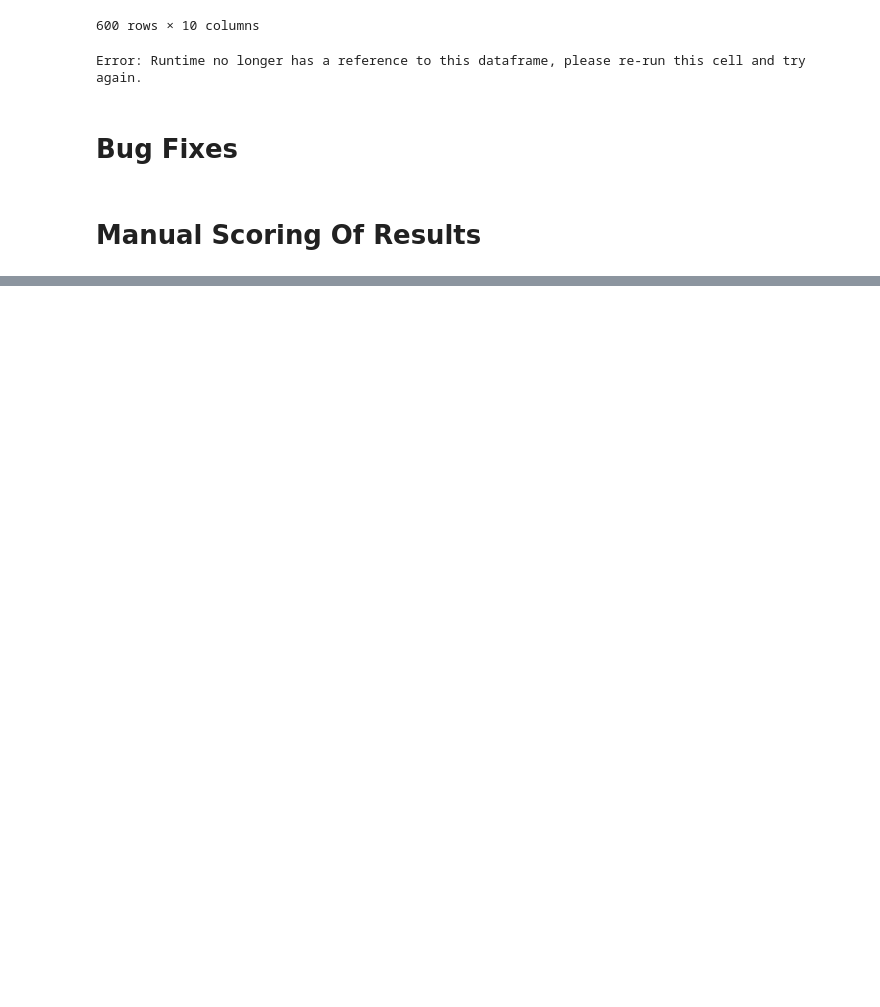
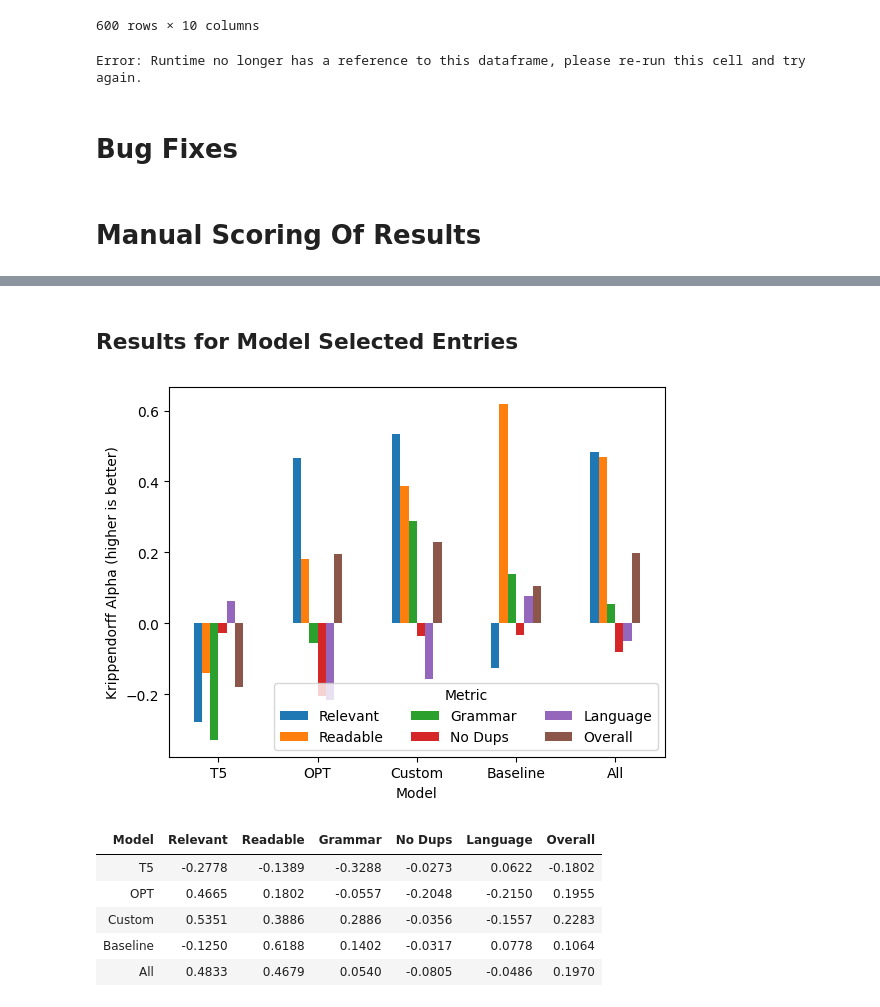
Before and after one commit to ram-senth/datasci-w266-2023-spring-team-story-bot, a Jupyter notebook: annotation.ipynb, the cells around one changed output, grey strips where cells are left out. Saved outputs shown, nothing was run; the diff lists cells and outputs as text; code cells hidden in the pictures; blank space fills up the shorter version.

```diff
--- a/annotation.ipynb
+++ b/annotation.ipynb
@@ -461,0 +658,12 @@ score_all()
+# %% [markdown]
+## Results for Model Selected Entries
+# %%
+display_k_alpha(False)
+# %% [output]
+[figure, added]
+| Model | Relevant | Readable | Grammar | No Dups | Language | Overall |
+| T5 | -0.2778 | -0.1389 | -0.3288 | -0.0273 | 0.0622 | -0.1802 |
+| OPT | 0.4665 | 0.1802 | -0.0557 | -0.2048 | -0.2150 | 0.1955 |
+| Custom | 0.5351 | 0.3886 | 0.2886 | -0.0356 | -0.1557 | 0.2283 |
+| Baseline | -0.1250 | 0.6188 | 0.1402 | -0.0317 | 0.0778 | 0.1064 |
+| All | 0.4833 | 0.4679 | 0.0540 | -0.0805 | -0.0486 | 0.1970 |
```
Also changed, not shown: parts of 17 cells of this notebook, 1 other file.
